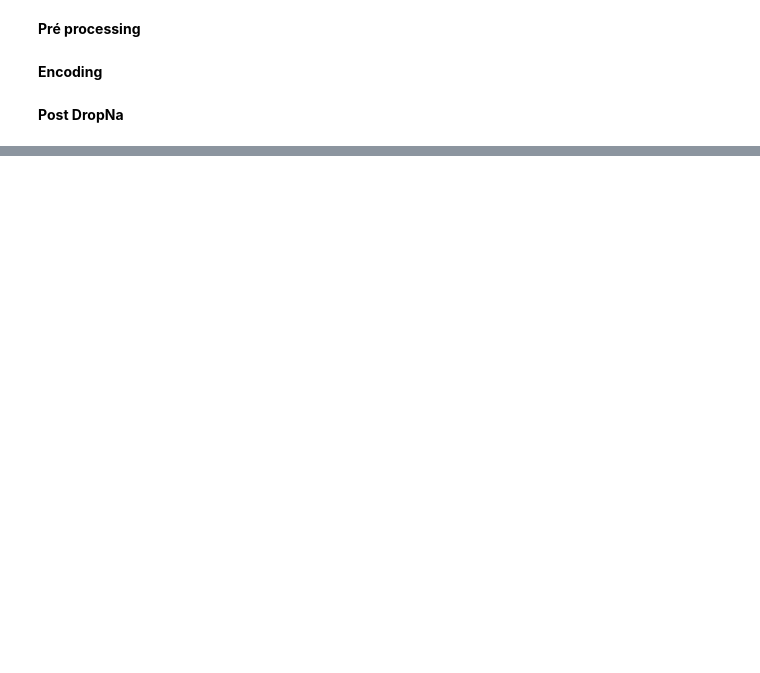
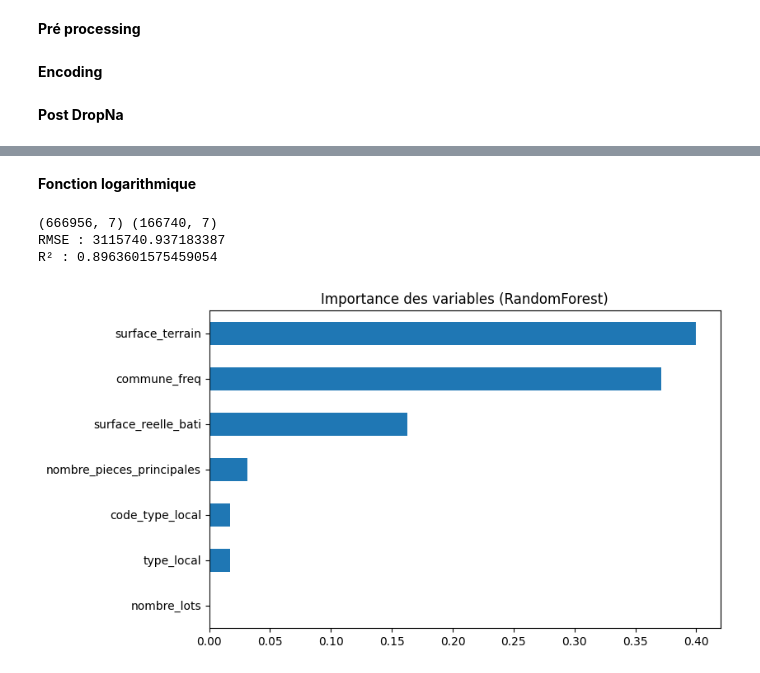
Before and after one commit to standemdem/compagnon-immobilier, a Jupyter notebook: notebooks/04_prediction_full_2020.ipynb, the cells around one changed output, grey strips where cells are left out. Cells and saved outputs as stored; diff of their text form; code cells hidden in the pictures; blank space fills up the shorter version.

```diff
--- a/notebooks/04_prediction_full_2020.ipynb
+++ b/notebooks/04_prediction_full_2020.ipynb
@@ -273,0 +242,58 @@ optimized_df1
+# %% [markdown]
+**Fonction logarithmique**
+# %%
+# Colonnes choisies
+colonnes_choisies = [
+    'valeur_fonciere', 'surface_terrain', 'surface_reelle_bati',
+    'type_local', 'code_type_local', 'nombre_pieces_principales',
+    'commune_freq', 'nombre_lots'
+]
+dfRFRLog = optimized_df1[colonnes_choisies].copy()
+
+# Définir X (features) et y (target)
+X = dfRFRLog.drop(columns='valeur_fonciere')
+y = dfRFRLog['valeur_fonciere']
+
+# Transformation log de la cible
+y_log = np.log1p(y)  # log1p gère les y=0 éventuels
+
+# Découper en train / test
+X_train, X_test, y_train, y_test = train_test_split(
+    X, y_log, test_size=0.2, random_state=42
+)
+
+print(X_train.shape, X_test.shape)
+
+# Modèle RandomForest
+model = RandomForestRegressor(
+    n_estimators=100,
+    random_state=42,
+    n_jobs=-1
+)
+
+model.fit(X_train, y_train)
+
+# Prédictions dans l'espace log
+y_pred_log = model.predict(X_test)
+
+# Retour à l'échelle des prix réels
+y_pred = np.expm1(y_pred_log)     # inverse de log1p
+y_test_real = np.expm1(y_test)    # idem pour la vraie valeur
+
+# Évaluation
+rmse = root_mean_squared_error(y_test_real, y_pred)
+r2 = r2_score(y_test_real, y_pred)
+
+print("RMSE :", rmse)
+print("R² :", r2)
+
+# Importance des variables
+importances = pd.Series(model.feature_importances_, index=X.columns)
+importances.sort_values(ascending=True).plot.barh(figsize=(8,5))
+plt.title("Importance des variables (RandomForest)")
+plt.show()
+# %% [output]
+(666956, 7) (166740, 7)
+RMSE : 3115740.937183387
+R² : 0.8963601575459054
+[figure, added]
```
Also changed, not shown: parts of 8 cells of this notebook.
